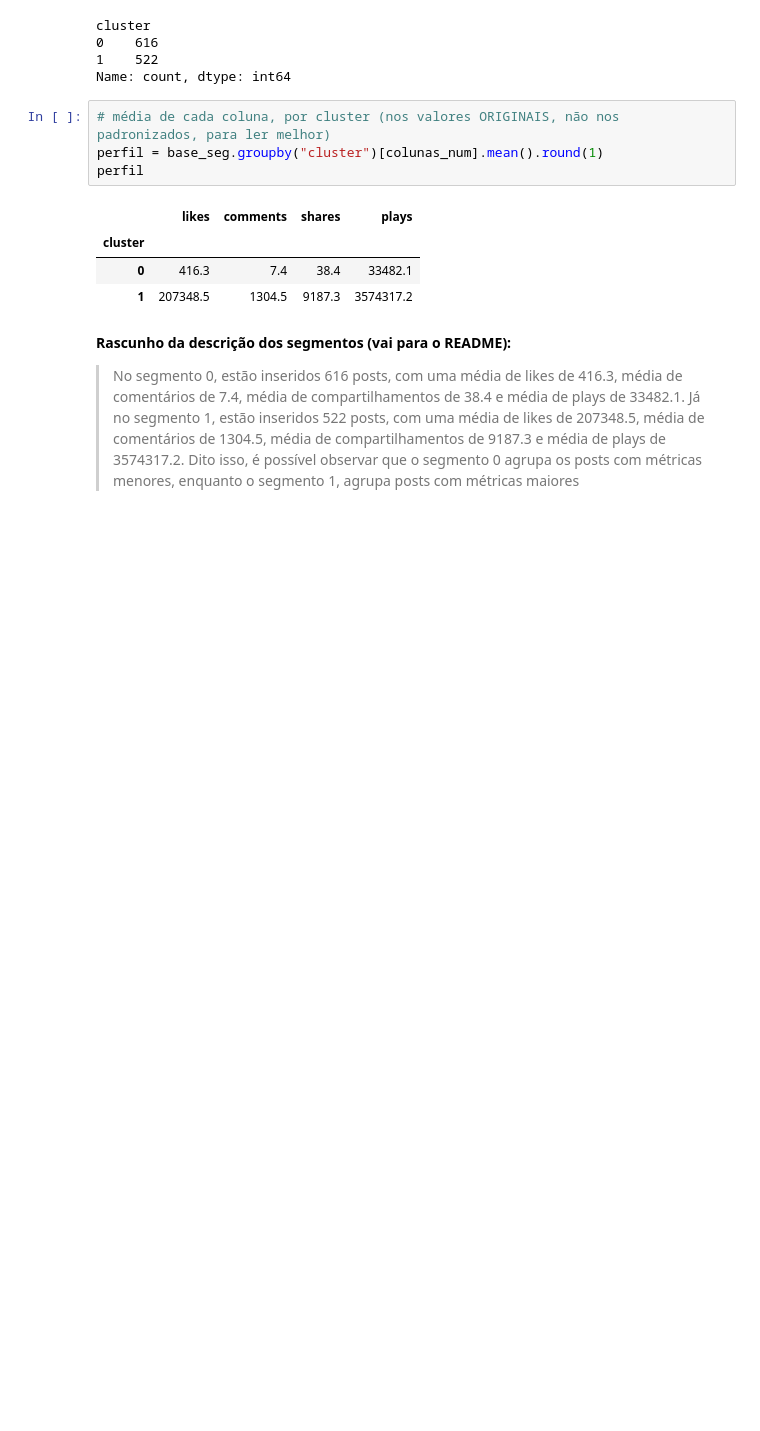
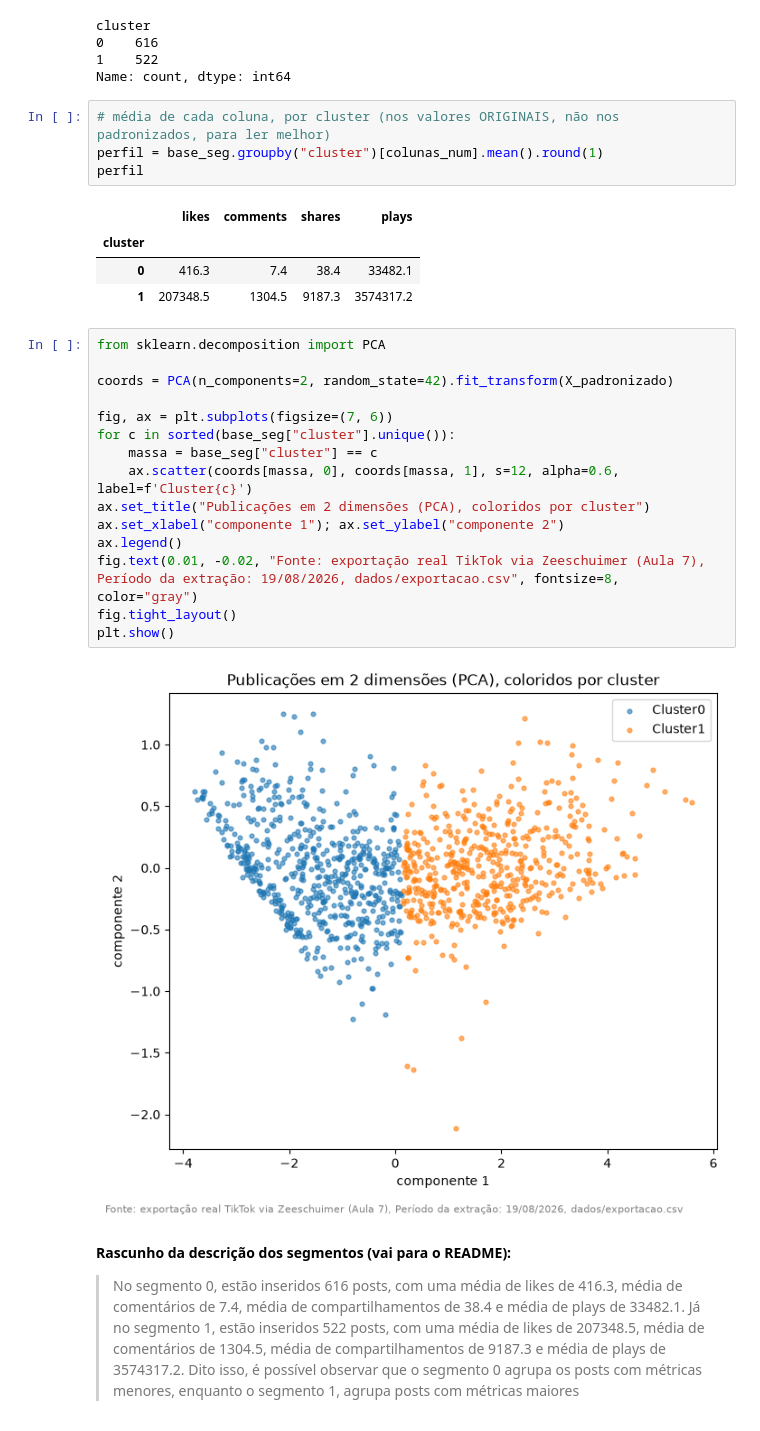
Before and after one commit to sablewin22/extracao-dados-trabalhos-sabrinalewin, a Jupyter notebook: projetos/13-segmentacao-clusterizacao/exercicios/exercicio-13-segmentacao-clusterizacao.ipynb, the cells around one changed output. Drawn from its saved outputs; the diff is of its cells as text; blank space fills up the shorter version.

```diff
--- a/projetos/13-segmentacao-clusterizacao/exercicios/exercicio-13-segmentacao-clusterizacao.ipynb
+++ b/projetos/13-segmentacao-clusterizacao/exercicios/exercicio-13-segmentacao-clusterizacao.ipynb
@@ -380,6 +380,23 @@ perfil
 | cluster |  |  |  |  |
 | 0 | 416.3 | 7.4 | 38.4 | 33482.1 |
 | 1 | 207348.5 | 1304.5 | 9187.3 | 3574317.2 |
+# %%
+from sklearn.decomposition import PCA
+
+coords = PCA(n_components=2, random_state=42).fit_transform(X_padronizado)
+
+fig, ax = plt.subplots(figsize=(7, 6))
+for c in sorted(base_seg["cluster"].unique()):
+    massa = base_seg["cluster"] == c
+    ax.scatter(coords[massa, 0], coords[massa, 1], s=12, alpha=0.6, label=f'Cluster{c}')
+ax.set_title("Publicações em 2 dimensões (PCA), coloridos por cluster")
+ax.set_xlabel("componente 1"); ax.set_ylabel("componente 2")
+ax.legend()
+fig.text(0.01, -0.02, "Fonte: exportação real TikTok via Zeeschuimer (Aula 7), Período da extração: 19/08/2026, dados/exportacao.csv", fontsize=8, color="gray")
+fig.tight_layout()
+plt.show()
+# %% [output]
+[figure, added]
 # %% [markdown]
 **Rascunho da descrição dos segmentos (vai para o README):**
 
```
Also changed, not shown: parts of 1 cell of this notebook, 1 other file.
